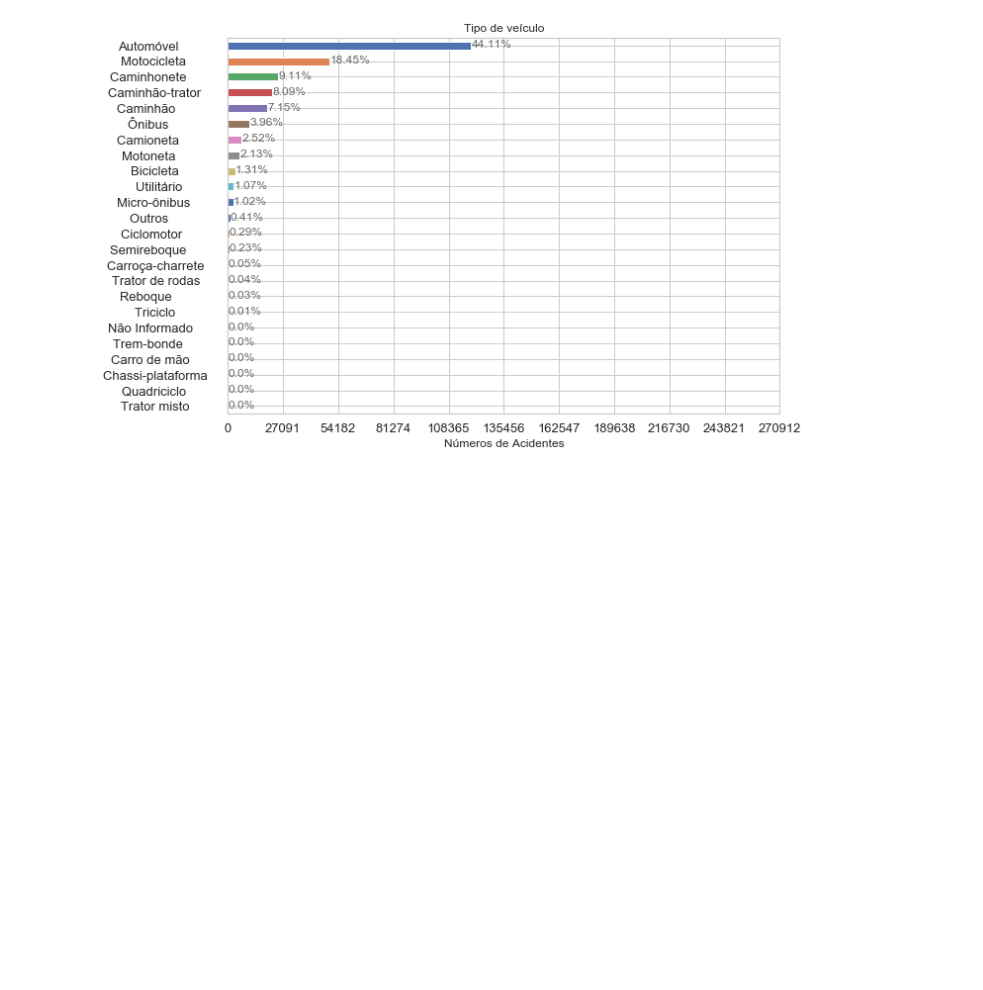
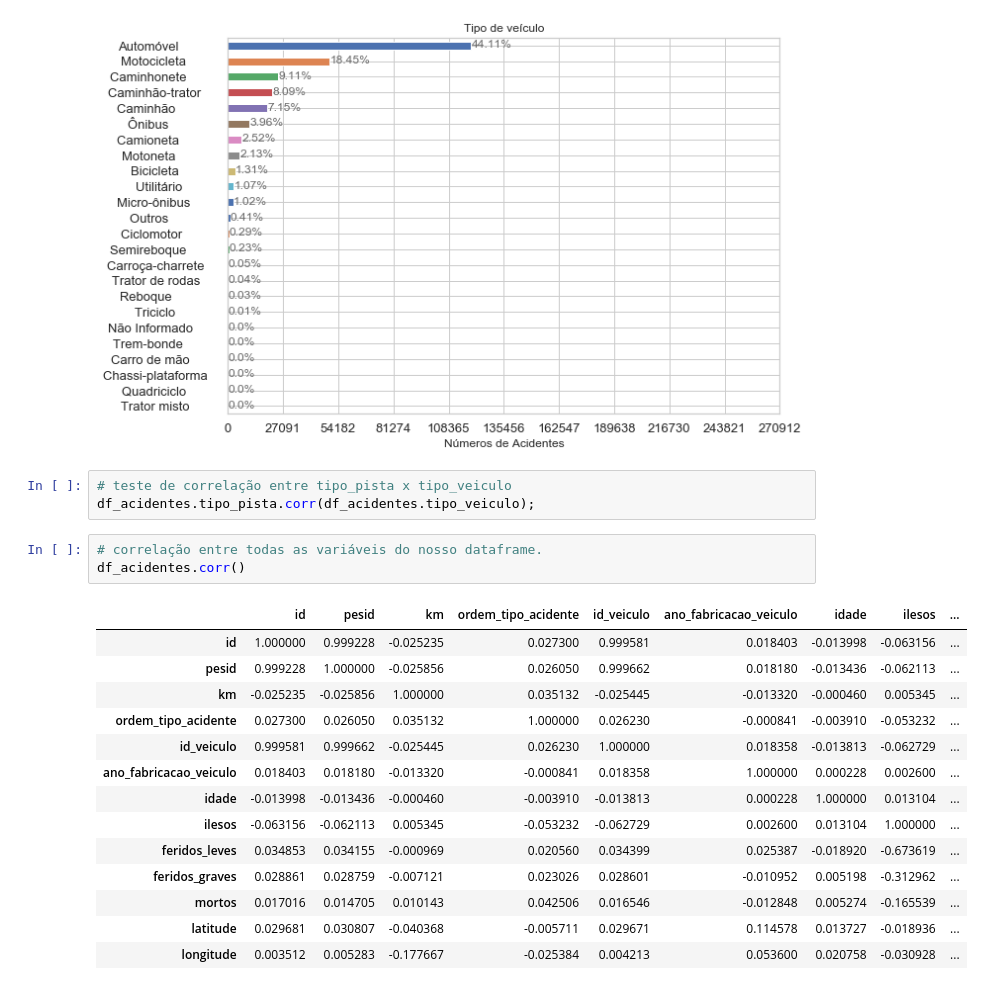
Before and after one commit to vitorioluis/Machine-Learning, a Jupyter notebook: Acidentes_de_Trânsito/Acidentes de Trânsito.ipynb, the cells around one changed output. Cells and saved outputs as stored; diff of their text form; blank space fills up the shorter version.

```diff
--- a/Acidentes_de_Trânsito/Acidentes de Trânsito.ipynb
+++ b/Acidentes_de_Trânsito/Acidentes de Trânsito.ipynb
@@ -229,3 +229,24 @@ gerar_grafico_countplot('br', largura=10,altura=23, titulo='Nome da Br');
 gerar_grafico_countplot('tipo_veiculo', altura=7,titulo='Tipo de veículo');
 # %% [output]
 [figure]
+# %%
+# teste de correlação entre tipo_pista x tipo_veiculo
+df_acidentes.tipo_pista.corr(df_acidentes.tipo_veiculo);
+# %%
+# correlação entre todas as variáveis do nosso dataframe.
+df_acidentes.corr()
+# %% [output]
+|  | id | pesid | km | ordem_tipo_acidente | id_veiculo | ano_fabricacao_veiculo | idade | ilesos | ... |
+| id | 1.000000 | 0.999228 | -0.025235 | 0.027300 | 0.999581 | 0.018403 | -0.013998 | -0.063156 | ... |
+| pesid | 0.999228 | 1.000000 | -0.025856 | 0.026050 | 0.999662 | 0.018180 | -0.013436 | -0.062113 | ... |
+| km | -0.025235 | -0.025856 | 1.000000 | 0.035132 | -0.025445 | -0.013320 | -0.000460 | 0.005345 | ... |
+| ordem_tipo_acidente | 0.027300 | 0.026050 | 0.035132 | 1.000000 | 0.026230 | -0.000841 | -0.003910 | -0.053232 | ... |
+| id_veiculo | 0.999581 | 0.999662 | -0.025445 | 0.026230 | 1.000000 | 0.018358 | -0.013813 | -0.062729 | ... |
+| ano_fabricacao_veiculo | 0.018403 | 0.018180 | -0.013320 | -0.000841 | 0.018358 | 1.000000 | 0.000228 | 0.002600 | ... |
+| idade | -0.013998 | -0.013436 | -0.000460 | -0.003910 | -0.013813 | 0.000228 | 1.000000 | 0.013104 | ... |
+| ilesos | -0.063156 | -0.062113 | 0.005345 | -0.053232 | -0.062729 | 0.002600 | 0.013104 | 1.000000 | ... |
+| feridos_leves | 0.034853 | 0.034155 | -0.000969 | 0.020560 | 0.034399 | 0.025387 | -0.018920 | -0.673619 | ... |
+| feridos_graves | 0.028861 | 0.028759 | -0.007121 | 0.023026 | 0.028601 | -0.010952 | 0.005198 | -0.312962 | ... |
+| mortos | 0.017016 | 0.014705 | 0.010143 | 0.042506 | 0.016546 | -0.012848 | 0.005274 | -0.165539 | ... |
+| latitude | 0.029681 | 0.030807 | -0.040368 | -0.005711 | 0.029671 | 0.114578 | 0.013727 | -0.018936 | ... |
+| longitude | 0.003512 | 0.005283 | -0.177667 | -0.025384 | 0.004213 | 0.053600 | 0.020758 | -0.030928 | ... |
```
